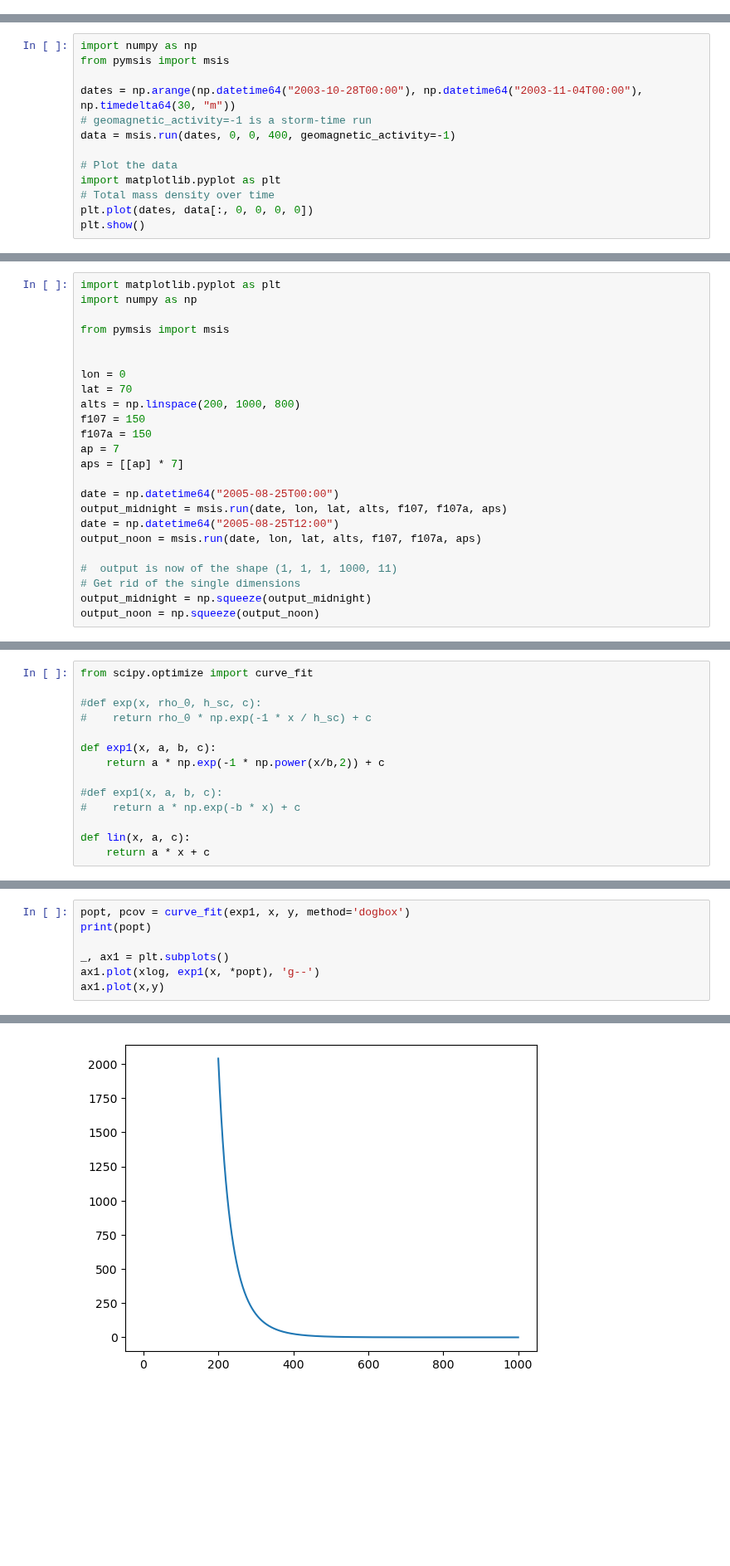
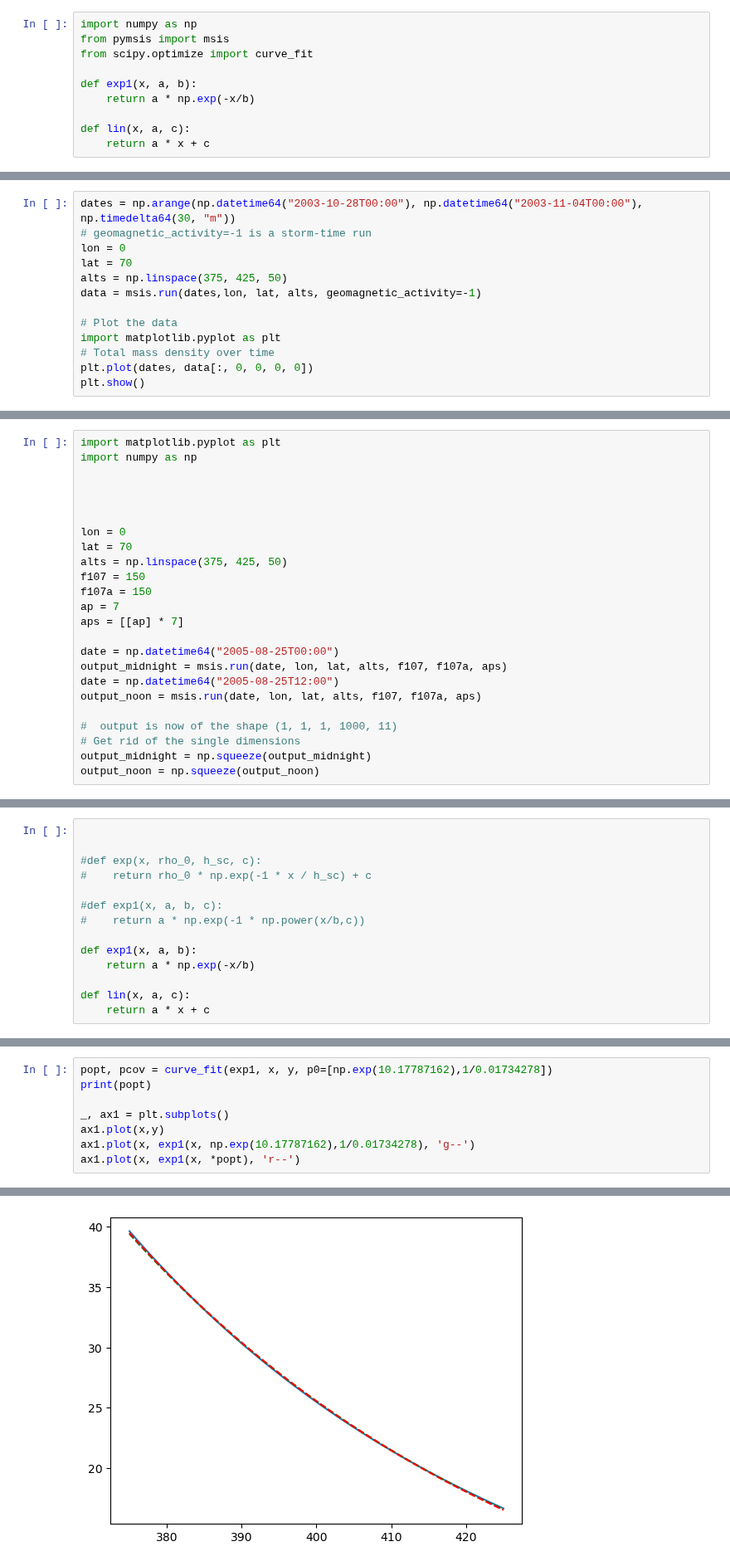
Before and after one commit to kylermurphy/SatDrag, a Jupyter notebook: Notebooks/msis_scale_height.ipynb, the cells around one changed output, grey strips where cells are left out. Shown at 83% size. Cells and saved outputs as stored; diff of their text form; blank space fills up the shorter version.

```diff
--- a/Notebooks/msis_scale_height.ipynb
+++ b/Notebooks/msis_scale_height.ipynb
@@ -0,0 +1,10 @@
+# %%
+import numpy as np
+from pymsis import msis
+from scipy.optimize import curve_fit
+
+def exp1(x, a, b):
+    return a * np.exp(-x/b)
+
+def lin(x, a, c):
+    return a * x + c
@@ -1,10 +13,10 @@
 # %%
-import numpy as np
-from pymsis import msis
-
 dates = np.arange(np.datetime64("2003-10-28T00:00"), np.datetime64("2003-11-04T00:00"), np.timedelta64(30, "m"))
 # geomagnetic_activity=-1 is a storm-time run
-data = msis.run(dates, 0, 0, 400, geomagnetic_activity=-1)
+lon = 0
+lat = 70
+alts = np.linspace(375, 425, 50)
+data = msis.run(dates,lon, lat, alts, geomagnetic_activity=-1)
 
 # Plot the data
 import matplotlib.pyplot as plt
@@ -17,12 +33,12 @@ plt.show()
 import matplotlib.pyplot as plt
 import numpy as np
 
-from pymsis import msis
+
 
 
 lon = 0
 lat = 70
-alts = np.linspace(200, 1000, 800)
+alts = np.linspace(375, 425, 50)
 f107 = 150
 f107a = 150
 ap = 7
@@ -75,14 +89,14 @@ plt.show()
 # %%
-from scipy.optimize import curve_fit
+
 
 #def exp(x, rho_0, h_sc, c):
 #    return rho_0 * np.exp(-1 * x / h_sc) + c
 
-def exp1(x, a, b, c):
-    return a * np.exp(-1 * np.power(x/b,2)) + c
+#def exp1(x, a, b, c):
+#    return a * np.exp(-1 * np.power(x/b,c))
 
-#def exp1(x, a, b, c):
-#    return a * np.exp(-b * x) + c
+def exp1(x, a, b):
+    return a * np.exp(-x/b)
 
 def lin(x, a, c):
     return a * x + c
@@ -114,8 +128,9 @@ ax1.plot(xlog,ylog)
 # %%
-popt, pcov = curve_fit(exp1, x, y, method='dogbox')
+popt, pcov = curve_fit(exp1, x, y, p0=[np.exp(10.17787162),1/0.01734278])
 print(popt)
 
 _, ax1 = plt.subplots()
-ax1.plot(xlog, exp1(x, *popt), 'g--')
 ax1.plot(x,y)
+ax1.plot(x, exp1(x, np.exp(10.17787162),1/0.01734278), 'g--')
+ax1.plot(x, exp1(x, *popt), 'r--')
 # %% [output]
@@ -123,2 +138,2 @@ ax1.plot(x,y)
 [<matplotlib.lines.Line2D at 0x...>]
-[figure, old version]
+[figure, new version]
```
Also changed, not shown: parts of 8 cells of this notebook, 1 other file.
